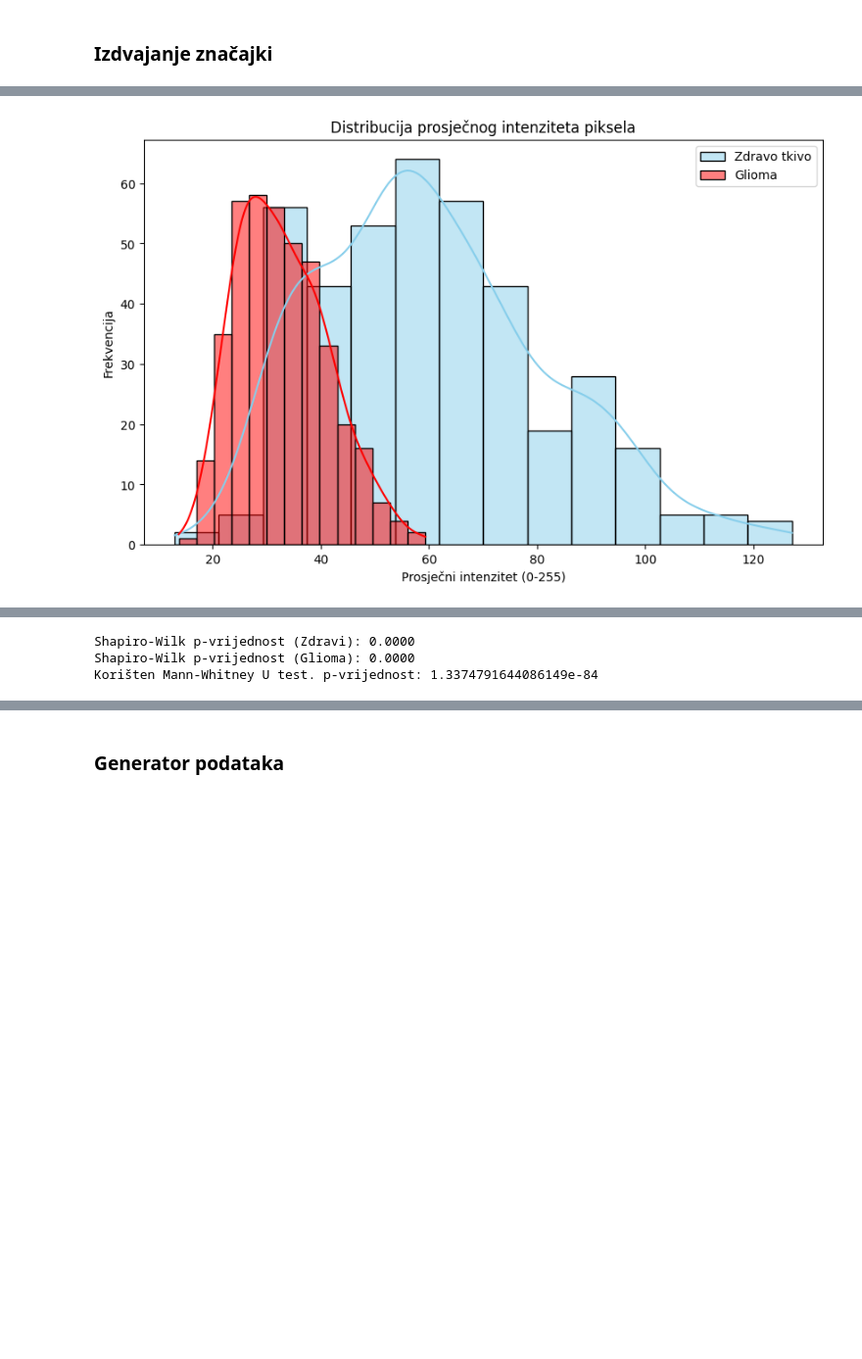
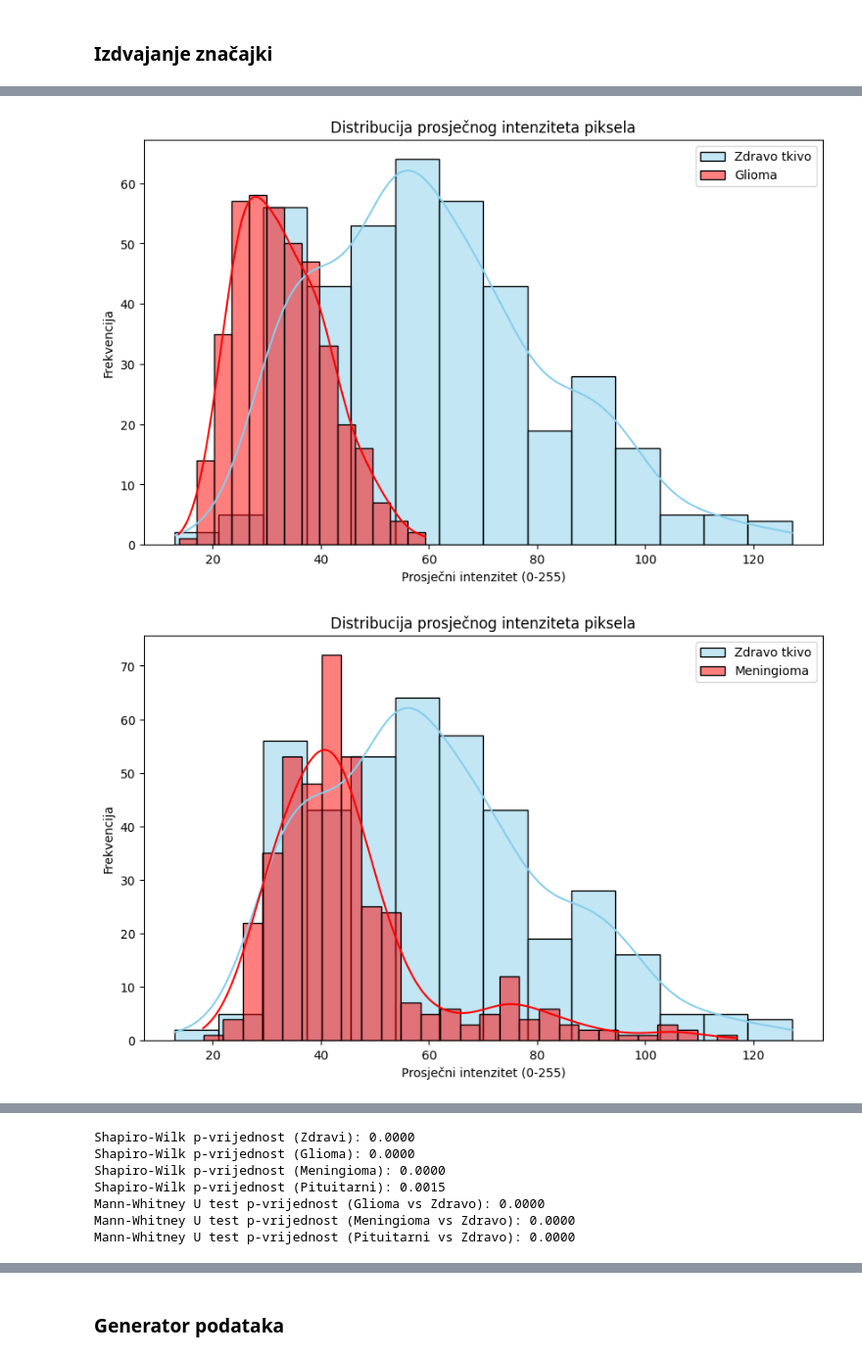
Before and after one commit to Nidzoki/brain-tumor-classification, a Jupyter notebook: notebooks/brain_tumor_classification.ipynb, the cells around one changed output, grey strips where cells are left out. Shown: that part at 98% size. Drawn from its saved outputs; the diff is of its cells as text; code cells hidden in the pictures; blank space fills up the shorter version.

```diff
--- a/notebooks/brain_tumor_classification.ipynb
+++ b/notebooks/brain_tumor_classification.ipynb
@@ -99,29 +99,56 @@ Osim samih sirovih piksela, za potrebe analize generirat ćemo novu značajku: *
 # %%
 healthy_mean_pixel_intensity =  [np.mean(plt.imread(path)) for path in healthy_sample]
 glioma_mean_pixel_intensity =  [np.mean(plt.imread(path)) for path in glioma_sample]
+meningioma_mean_pixel_intensity =  [np.mean(plt.imread(path)) for path in meningioma_sample]
+pituitary_mean_pixel_intensity =  [np.mean(plt.imread(path)) for path in pituitary_sample]
 # %%
 plt.figure(figsize=(10, 6))
 sns.histplot(healthy_mean_pixel_intensity, color="skyblue", label="Zdravo tkivo", kde=True)
 sns.histplot(glioma_mean_pixel_intensity, color="red", label="Glioma", kde=True)
 plt.title('Distribucija prosječnog intenziteta piksela')
 plt.xlabel('Prosječni intenzitet (0-255)')
 plt.ylabel('Frekvencija')
 plt.legend()
 plt.show()
 
+plt.figure(figsize=(10, 6))
+sns.histplot(healthy_mean_pixel_intensity, color="skyblue", label="Zdravo tkivo", kde=True)
+sns.histplot(meningioma_mean_pixel_intensity, color="red", label="Meningioma", kde=True)
+plt.title('Distribucija prosječnog intenziteta piksela')
+plt.xlabel('Prosječni intenzitet (0-255)')
+plt.ylabel('Frekvencija')
+plt.legend()
+plt.show()
+
+plt.figure(figsize=(10, 6))
+sns.histplot(healthy_mean_pixel_intensity, color="skyblue", label="Zdravo tkivo", kde=True)
+sns.histplot(pituitary_mean_pixel_intensity, color="red", label="Pituitarni tumor", kde=True)
+plt.title('Distribucija prosječnog intenziteta piksela')
+plt.xlabel('Prosječni intenzitet (0-255)')
+plt.ylabel('Frekvencija')
+plt.legend()
+plt.show()
+
 # Prvo provjeravamo normalnost (Shapiro-Wilk)
 _, p_shapiro_h = stats.shapiro(healthy_mean_pixel_intensity)
 _, p_shapiro_g = stats.shapiro(glioma_mean_pixel_intensity)
+_, p_shapiro_m = stats.shapiro(meningioma_mean_pixel_intensity)
+_, p_shapiro_p = stats.shapiro(pituitary_mean_pixel_intensity)
 
 print(f"Shapiro-Wilk p-vrijednost (Zdravi): {p_shapiro_h:.4f}")
 print(f"Shapiro-Wilk p-vrijednost (Glioma): {p_shapiro_g:.4f}")
+print(f"Shapiro-Wilk p-vrijednost (Meningioma): {p_shapiro_m:.4f}")
+print(f"Shapiro-Wilk p-vrijednost (Pituitarni): {p_shapiro_p:.4f}")
 
 # Ako je p < 0.05, koristimo neparametarski Mann-Whitney U test
-if p_shapiro_h < 0.05 or p_shapiro_g < 0.05:
-    stat, p_val = stats.mannwhitneyu(healthy_mean_pixel_intensity, glioma_mean_pixel_intensity)
-    print(f"Korišten Mann-Whitney U test. p-vrijednost: {p_val}")
-else:
-    stat, p_val = stats.ttest_ind(healthy_mean_pixel_intensity, glioma_mean_pixel_intensity)
-    print(f"Korišten t-test. p-vrijednost: {p_val}")
+
+stat_g, p_val_g = stats.mannwhitneyu(healthy_mean_pixel_intensity, glioma_mean_pixel_intensity)
+stat_m, p_val_m = stats.mannwhitneyu(healthy_mean_pixel_intensity, meningioma_mean_pixel_intensity)
+stat_p, p_val_p = stats.mannwhitneyu(healthy_mean_pixel_intensity, pituitary_mean_pixel_intensity)
+
+print(f"Mann-Whitney U test p-vrijednost (Glioma vs Zdravo): {p_val_g:.4f}")
+print(f"Mann-Whitney U test p-vrijednost (Meningioma vs Zdravo): {p_val_m:.4f}")
+print(f"Mann-Whitney U test p-vrijednost (Pituitarni vs Zdravo): {p_val_p:.4f}")
 # %% [output]
 [figure]
+[figure, added]
@@ -128,4 +156,8 @@ else:
 Shapiro-Wilk p-vrijednost (Zdravi): 0.0000
 Shapiro-Wilk p-vrijednost (Glioma): 0.0000
-Korišten Mann-Whitney U test. p-vrijednost: 1.3374791644086149e-84
+Shapiro-Wilk p-vrijednost (Meningioma): 0.0000
+Shapiro-Wilk p-vrijednost (Pituitarni): 0.0015
+Mann-Whitney U test p-vrijednost (Glioma vs Zdravo): 0.0000
+Mann-Whitney U test p-vrijednost (Meningioma vs Zdravo): 0.0000
+Mann-Whitney U test p-vrijednost (Pituitarni vs Zdravo): 0.0000
 # %%
```
Also changed, not shown: parts of 10 cells of this notebook.
